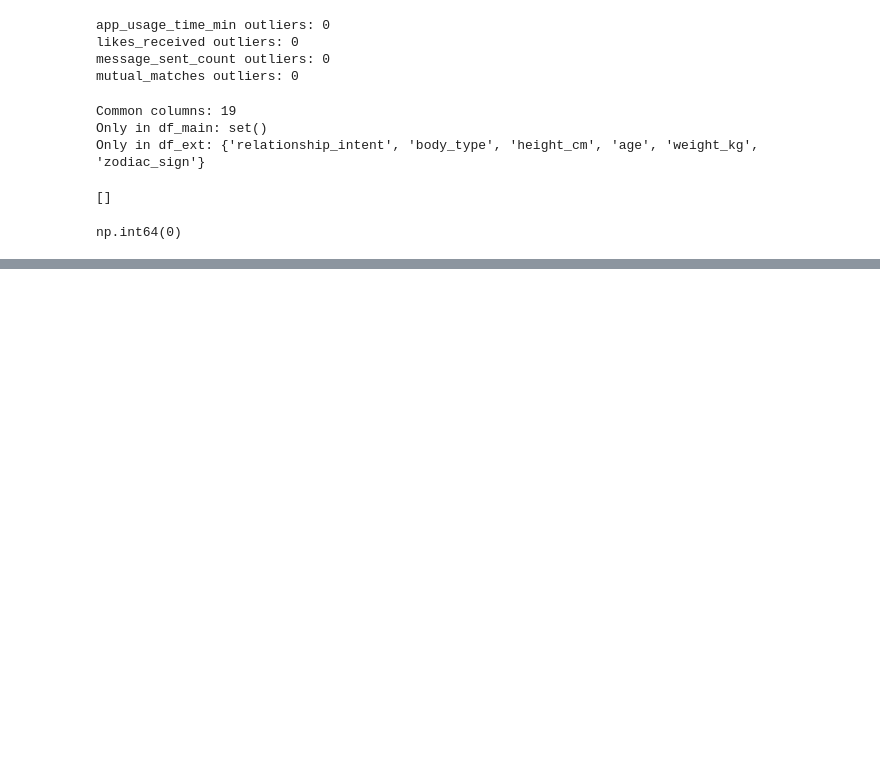
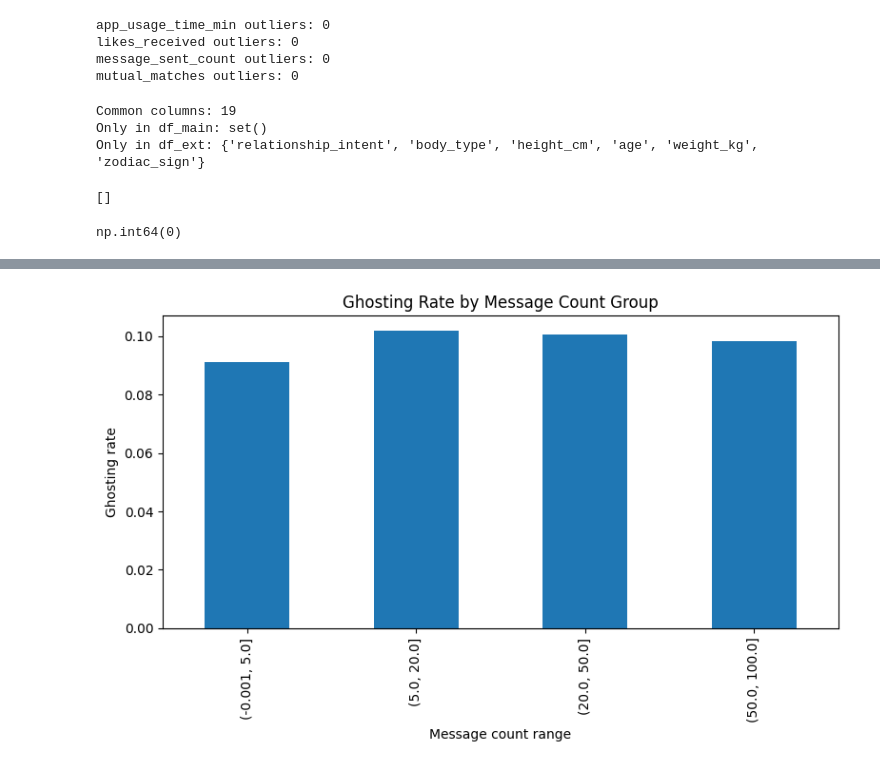
Before and after one commit to chiaralanzi93-create/machine_learning_dating_app_project, a Jupyter notebook: notebooks/eda_initial_ouhai.ipynb, the cells around one changed output, grey strips where cells are left out. Cells and saved outputs as stored; diff of their text form; code cells hidden in the pictures; blank space fills up the shorter version.

```diff
--- a/notebooks/eda_initial_ouhai.ipynb
+++ b/notebooks/eda_initial_ouhai.ipynb
@@ -209,0 +244,20 @@ np.int64(0)
+# %%
+df_ext['is_ghosted'] = (df_ext['match_outcome'] == 'Ghosted').astype(int)
+
+
+df_ext['msg_bin'] = pd.cut(
+    df_ext['message_sent_count'],
+    bins=[0, 5, 20, 50, 100],
+    include_lowest=True
+)
+
+ghost_rate = df_ext.groupby('msg_bin')['is_ghosted'].mean()
+
+ghost_rate.plot(kind='bar', figsize=(8, 5))
+plt.title('Ghosting Rate by Message Count Group')
+plt.ylabel('Ghosting rate')
+plt.xlabel('Message count range')
+plt.tight_layout()
+plt.show()
+# %% [output]
+[figure, added]
```
Also changed, not shown: parts of 3 cells of this notebook, 5 other files.
